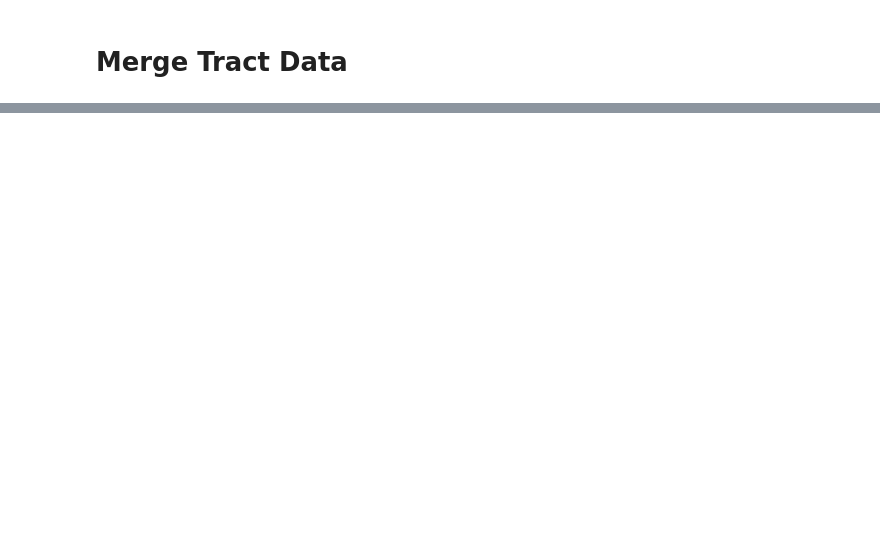
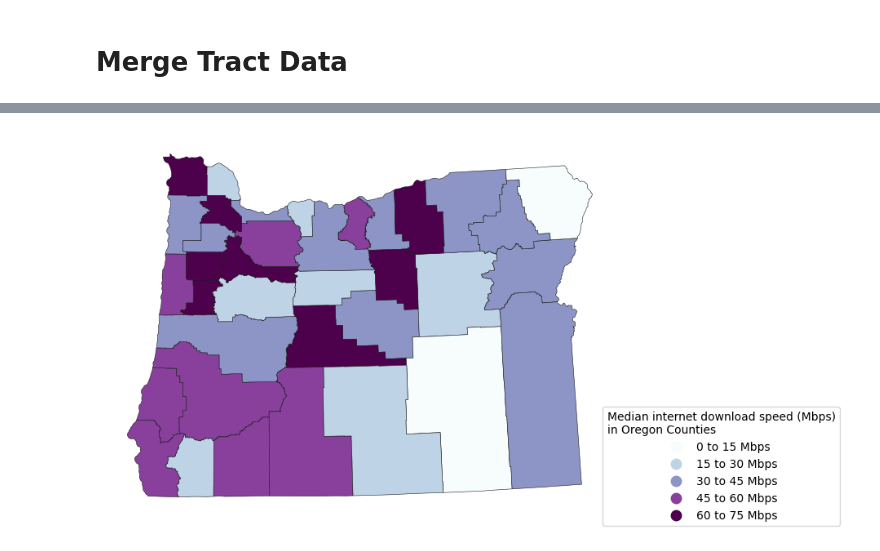
Before and after one commit to ethanheine/community-internet-access, a Jupyter notebook: analysis_testing.ipynb, the cells around one changed output, grey strips where cells are left out. Cells and saved outputs as stored; diff of their text form; code cells hidden in the pictures; blank space fills up the shorter version.

```diff
--- a/analysis_testing.ipynb
+++ b/analysis_testing.ipynb
@@ -102,4 +108,4 @@ NameError: name 'merged_df' is not defined
 # %%
 # convert pandas data frame to geopandas data frame
-merged_county_gdf = gpd.GeoDataFrame(merged_df, geometry='geometry')
+merged_county_gdf = gpd.GeoDataFrame(merged_county_df, geometry='geometry')
 # %%
@@ -129,0 +221,18 @@ merged_tract_gdf.head()
+# %%
+# map the counties
+labels = ["0 to 15 Mbps", "15 to 30 Mbps", "30 to 45 Mbps", "45 to 60 Mbps", "60 to 75 Mbps"]
+
+merged_county_gdf['group'] = pd.cut(merged_county_gdf['M-Lab Median Download Speed (Mbps)'],
+                                   (0, 15, 30, 45, 60, 75), right=False, labels=labels)
+# %%
+fig, ax = plt.subplots(1, figsize=(16, 6))
+
+merged_county_gdf.plot(column='group', cmap='BuPu', linewidth=0.4, ax=ax, edgecolor='0.1', legend=True)
+
+ax.axis('off')
+
+legend = ax.get_legend()
+legend.set_bbox_to_anchor((1.45, 0.3))
+legend.set_title('Median internet download speed (Mbps)\nin Oregon Counties')
+# %% [output]
+[figure, added]
```
Also changed, not shown: parts of 10 cells of this notebook.
